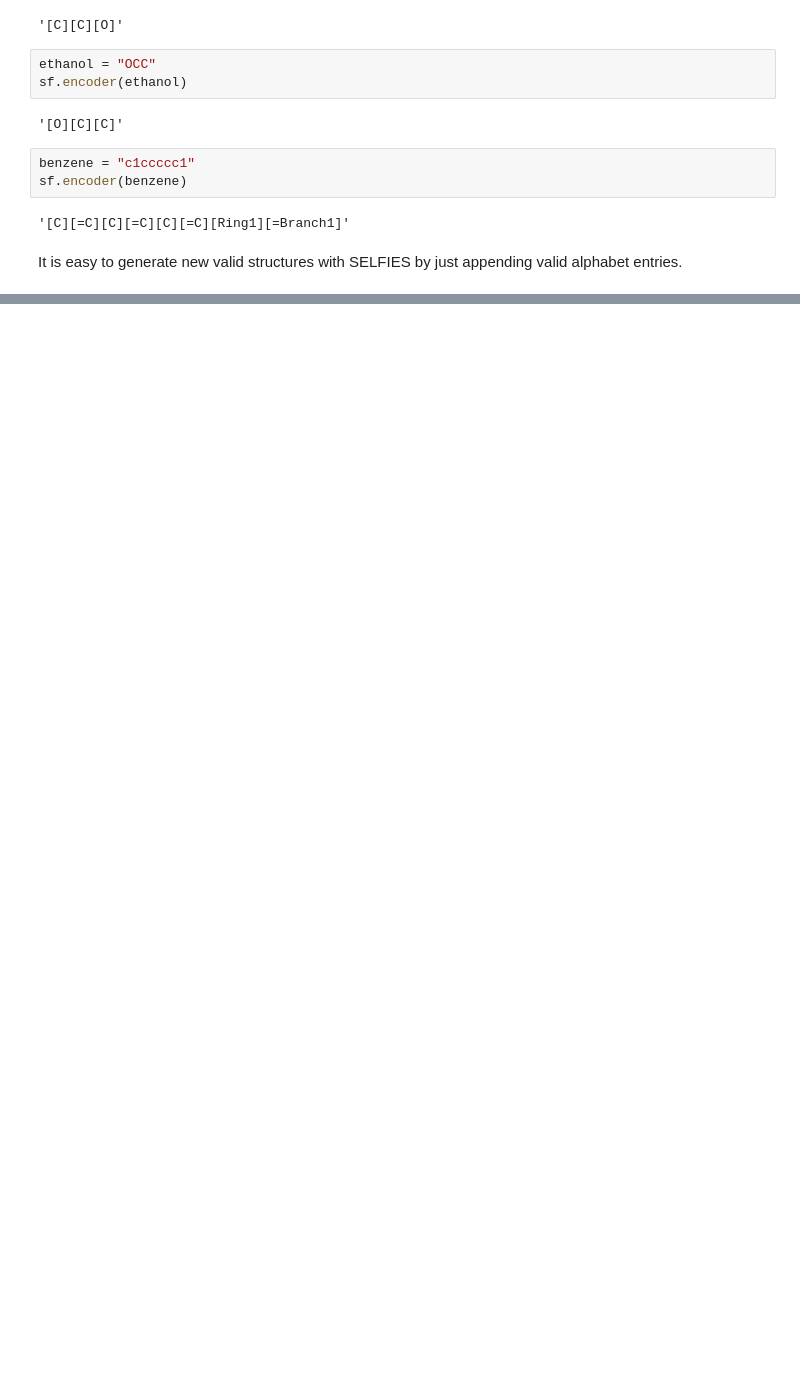
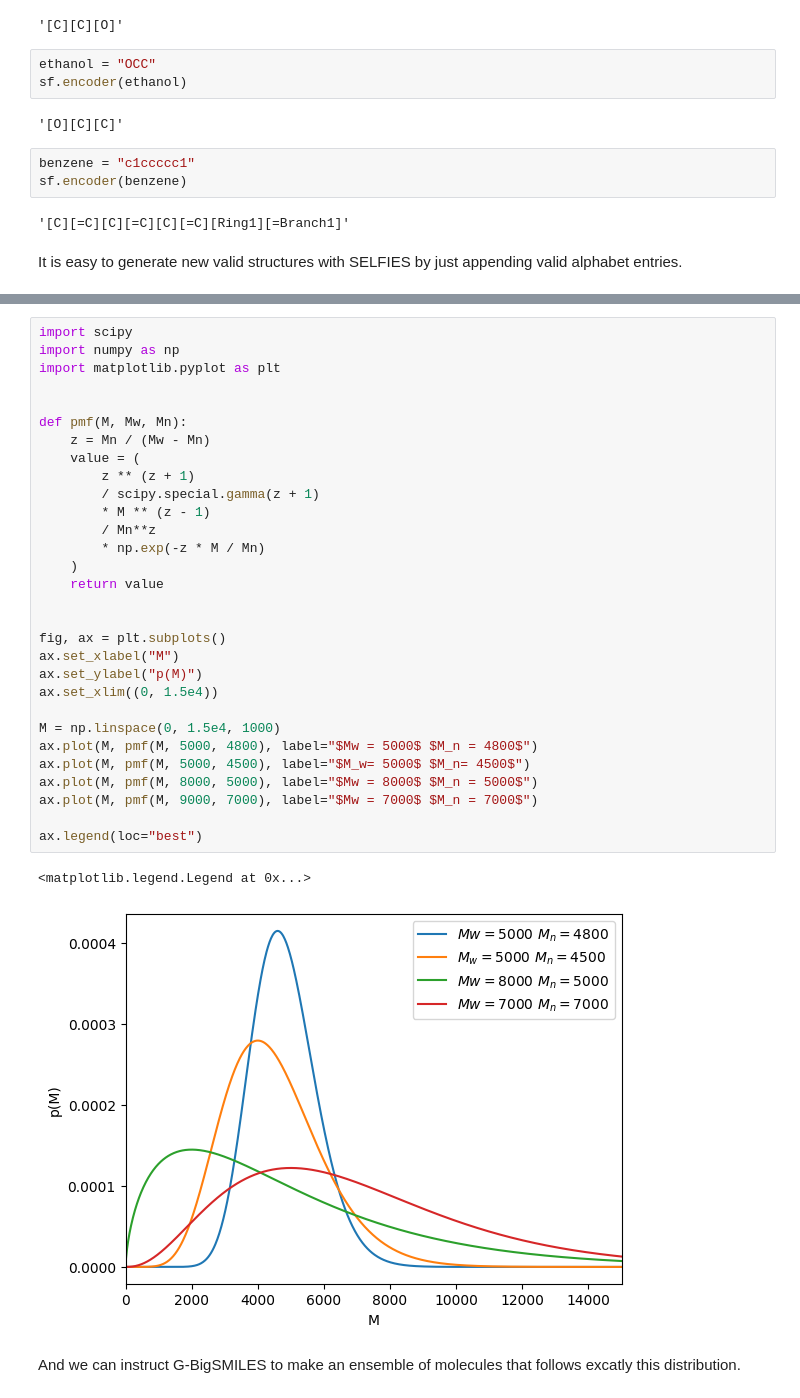
Before and after one commit to InnocentBug/smiles_lecture, a Jupyter notebook: MolecularRepresentations.ipynb, the cells around one changed output, grey strips where cells are left out. Saved outputs shown, nothing was run; the diff lists cells and outputs as text; blank space fills up the shorter version.

```diff
--- a/MolecularRepresentations.ipynb
+++ b/MolecularRepresentations.ipynb
@@ -406,0 +435,35 @@ SMILES P([B+1])=B[S+1]=B[C-1]=[O+1]
+# %%
+import scipy
+import numpy as np
+import matplotlib.pyplot as plt
+
+
+def pmf(M, Mw, Mn):
+    z = Mn / (Mw - Mn)
+    value = (
+        z ** (z + 1)
+        / scipy.special.gamma(z + 1)
+        * M ** (z - 1)
+        / Mn**z
+        * np.exp(-z * M / Mn)
+    )
+    return value
+
+
+fig, ax = plt.subplots()
+ax.set_xlabel("M")
+ax.set_ylabel("p(M)")
+ax.set_xlim((0, 1.5e4))
+
+M = np.linspace(0, 1.5e4, 1000)
+ax.plot(M, pmf(M, 5000, 4800), label="$Mw = 5000$ $M_n = 4800$")
+ax.plot(M, pmf(M, 5000, 4500), label="$M_w= 5000$ $M_n= 4500$")
+ax.plot(M, pmf(M, 8000, 5000), label="$Mw = 8000$ $M_n = 5000$")
+ax.plot(M, pmf(M, 9000, 7000), label="$Mw = 7000$ $M_n = 7000$")
+
+ax.legend(loc="best")
+# %% [output]
+<matplotlib.legend.Legend at 0x...>
+[figure, added]
+# %% [markdown]
+And we can instruct G-BigSMILES to make an ensemble of molecules that follows excatly this distribution.
```
Also changed, not shown: parts of 13 cells of this notebook, 1 other file.
